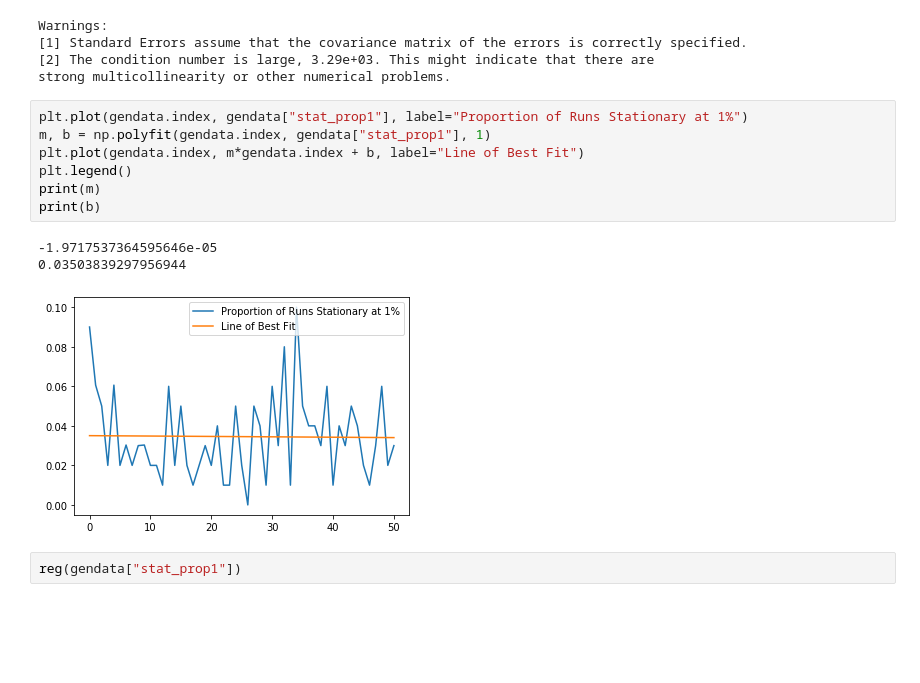
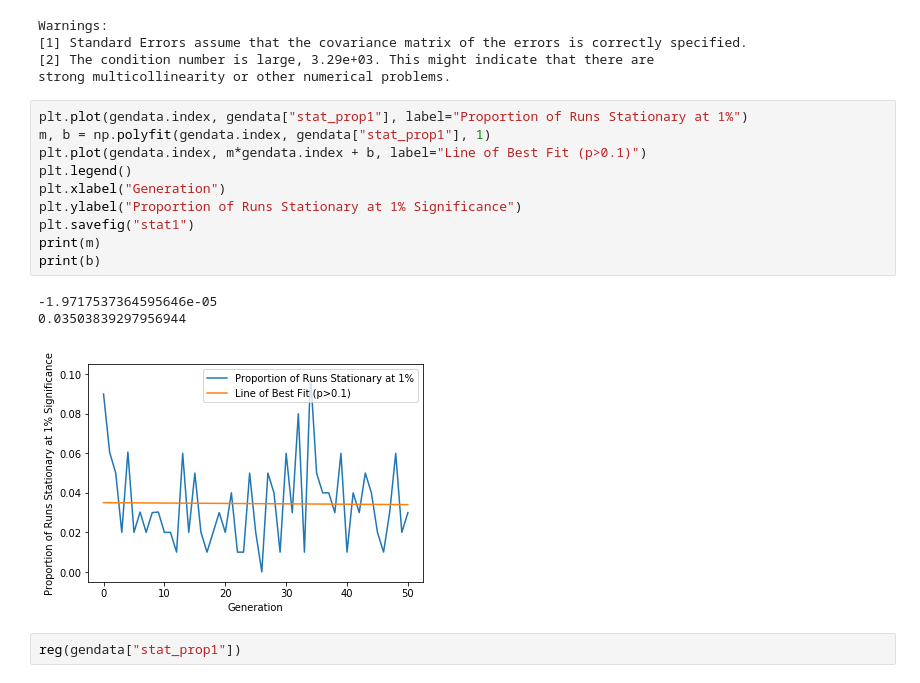
Before and after one commit to karansgarg/rae_repo, a Jupyter notebook: analysis.ipynb, the cells around one changed output. Cells and saved outputs as stored; diff of their text form; blank space fills up the shorter version.

```diff
--- a/analysis.ipynb
+++ b/analysis.ipynb
@@ -421,14 +431,17 @@ strong multicollinearity or other numerical problems.
 # %%
 plt.plot(gendata.index, gendata["stat_prop1"], label="Proportion of Runs Stationary at 1%")
 m, b = np.polyfit(gendata.index, gendata["stat_prop1"], 1)
-plt.plot(gendata.index, m*gendata.index + b, label="Line of Best Fit")
+plt.plot(gendata.index, m*gendata.index + b, label="Line of Best Fit (p>0.1)")
 plt.legend()
+plt.xlabel("Generation")
+plt.ylabel("Proportion of Runs Stationary at 1% Significance")
+plt.savefig("stat1")
 print(m)
 print(b)
 # %% [output]
 -1.9717537364595646e-05
 0.03503839297956944
-[figure, old version]
+[figure, new version]
 # %%
 reg(gendata["stat_prop1"])
 # %% [output]
```
Also changed, not shown: parts of 43 cells of this notebook, 26 other files.
